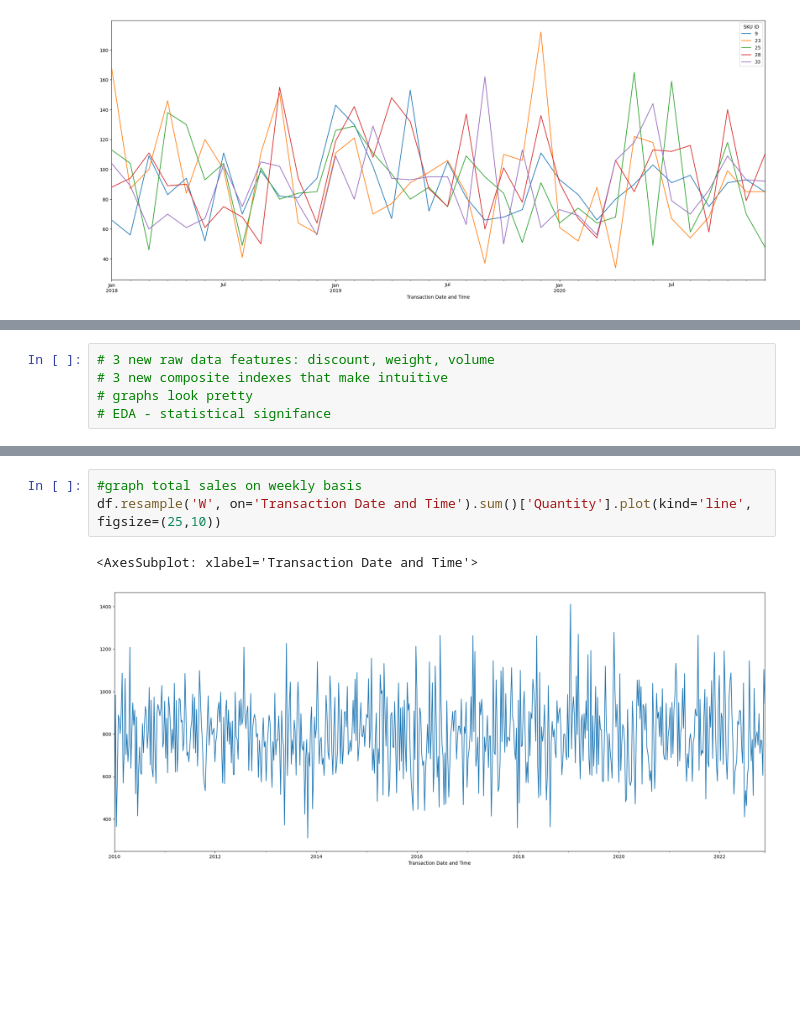
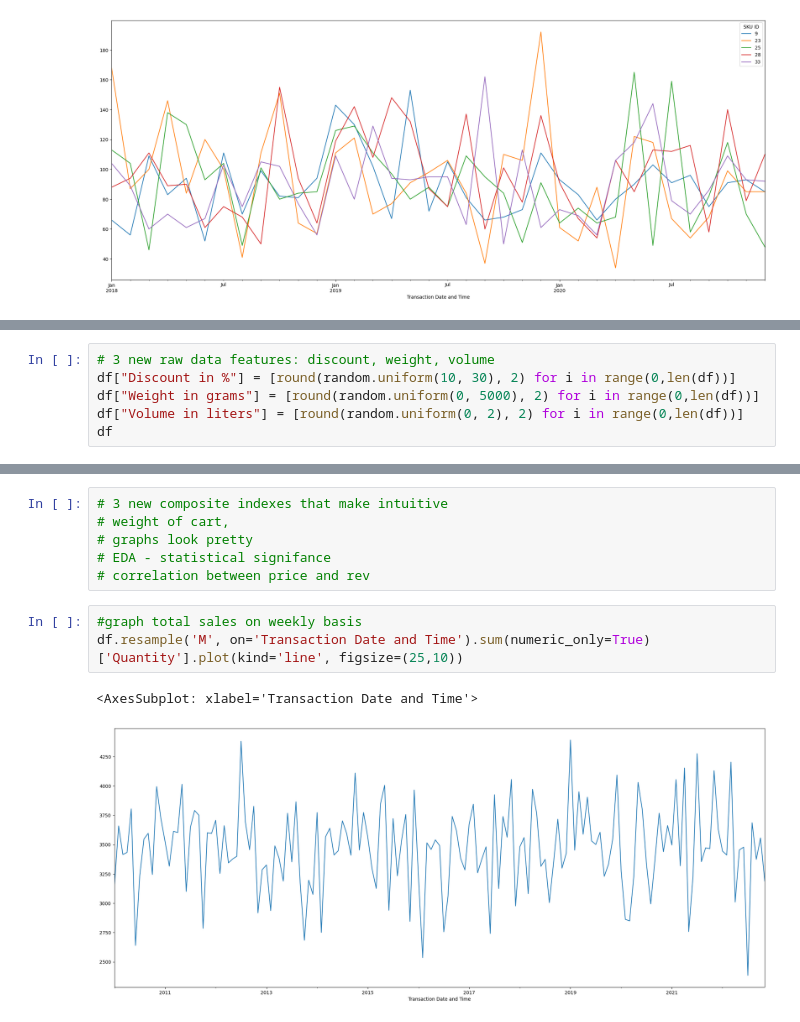
Before and after one commit to Nasibul/e-commerce, a Jupyter notebook: Analysis.ipynb, the cells around one changed output, grey strips where cells are left out. Drawn from its saved outputs; the diff is of its cells as text; blank space fills up the shorter version.

```diff
--- a/Untitled.ipynb
+++ b/Analysis.ipynb
@@ -80,5 +161,6 @@ window.groupby('SKU ID').resample('W', on='Transaction Date and Time').std(numer
 # %%
 # 3 new raw data features: discount, weight, volume
-# 3 new composite indexes that make intuitive
-# graphs look pretty
-# EDA - statistical signifance
+df["Discount in %"] = [round(random.uniform(10, 30), 2) for i in range(0,len(df))]
+df["Weight in grams"] = [round(random.uniform(0, 5000), 2) for i in range(0,len(df))]
+df["Volume in liters"] = [round(random.uniform(0, 2), 2) for i in range(0,len(df))]
+df
@@ -85,6 +181,12 @@ window.groupby('SKU ID').resample('W', on='Transaction Date and Time').std(numer
+# %%
+# 3 new composite indexes that make intuitive
+# weight of cart,
+# graphs look pretty
+# EDA - statistical signifance
+# correlation between price and rev
 # %%
 #graph total sales on weekly basis
-df.resample('W', on='Transaction Date and Time').sum()['Quantity'].plot(kind='line', figsize=(25,10))
+df.resample('M', on='Transaction Date and Time').sum(numeric_only=True)['Quantity'].plot(kind='line', figsize=(25,10))
 # %% [output]
 <AxesSubplot: xlabel='Transaction Date and Time'>
-[figure, old version]
+[figure, new version]
```
Also changed, not shown: parts of 13 cells of this notebook, 1 other file.
